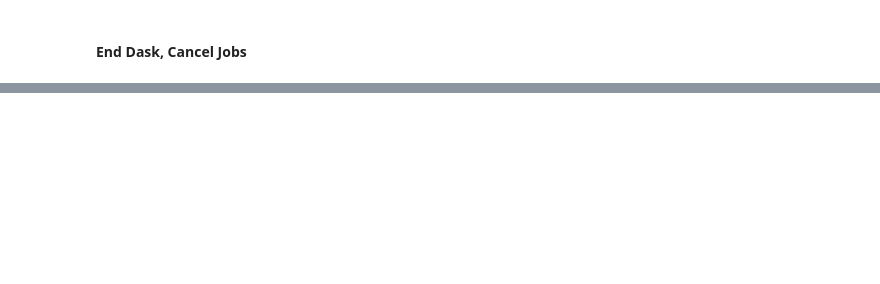
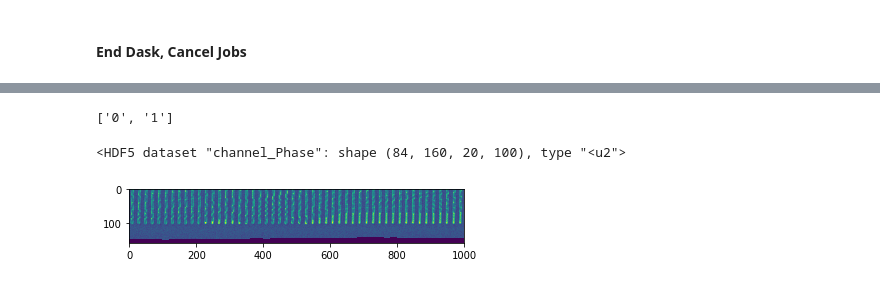
Before and after one commit to paulssonlab/TrenchRipper, a Jupyter notebook: Cluster_Notebook.ipynb, the cells around one changed output, grey strips where cells are left out. Saved outputs shown, nothing was run; the diff lists cells and outputs as text; code cells hidden in the pictures; blank space fills up the shorter version.

```diff
--- a/Cluster_Notebook.ipynb
+++ b/Cluster_Notebook.ipynb
@@ -90,0 +127,8 @@ KeyError: '31631781'
+# %%
+h5py_handle = h5py.File("/n/scratch2/de64/for_sylvia/timelapse/kymo/kymo_14.hdf5","r")
+# %%
+list(h5py_handle.keys())
+# %% [output]
+['0', '1']
+# %%
+bottom = h5py_handle["1/channel_Phase"]
@@ -90,0 +137,9 @@ KeyError: '31631781'
+# %%
+top
+# %% [output]
+<HDF5 dataset "channel_Phase": shape (84, 160, 20, 100), type "<u2">
+# %%
+# plt.imshow(top[50,:,:,20])
+tr.tplot.plot_kymograph(bottom[10,:,:,0:50])
+# %% [output]
+[figure, added]
```
Also changed, not shown: parts of 67 cells of this notebook, 7 other files.
